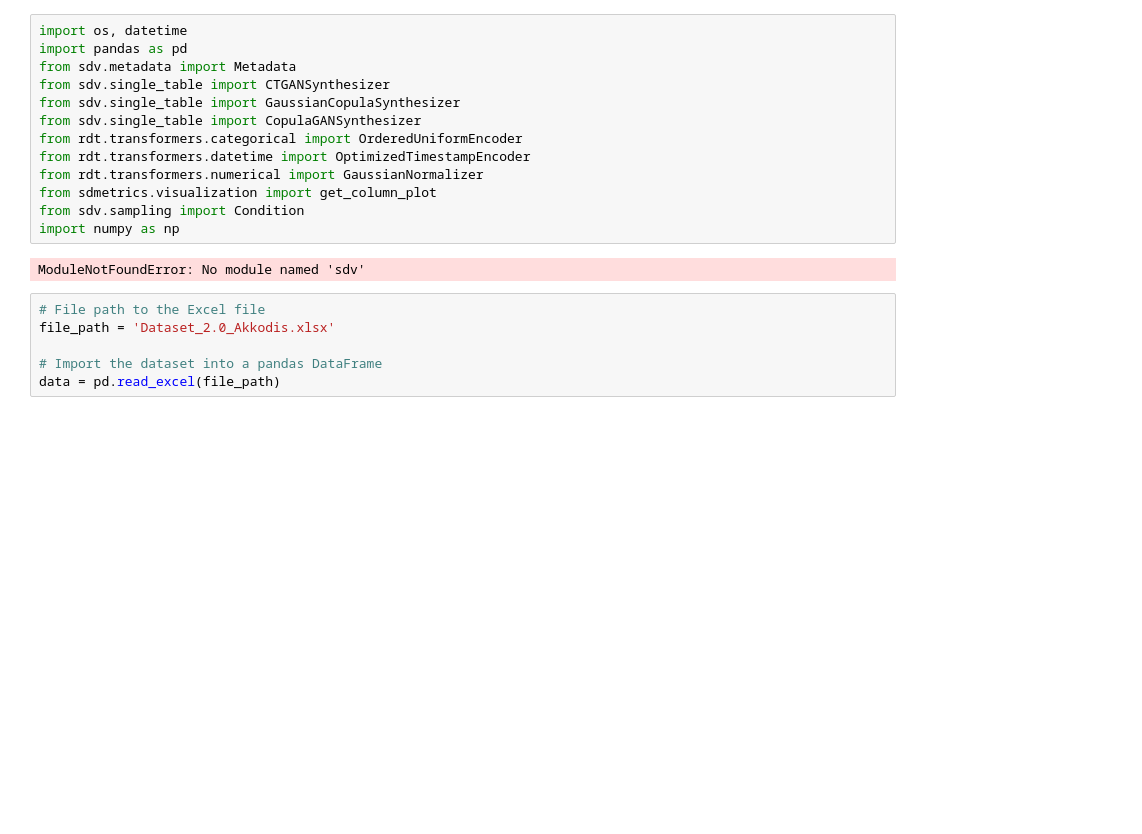
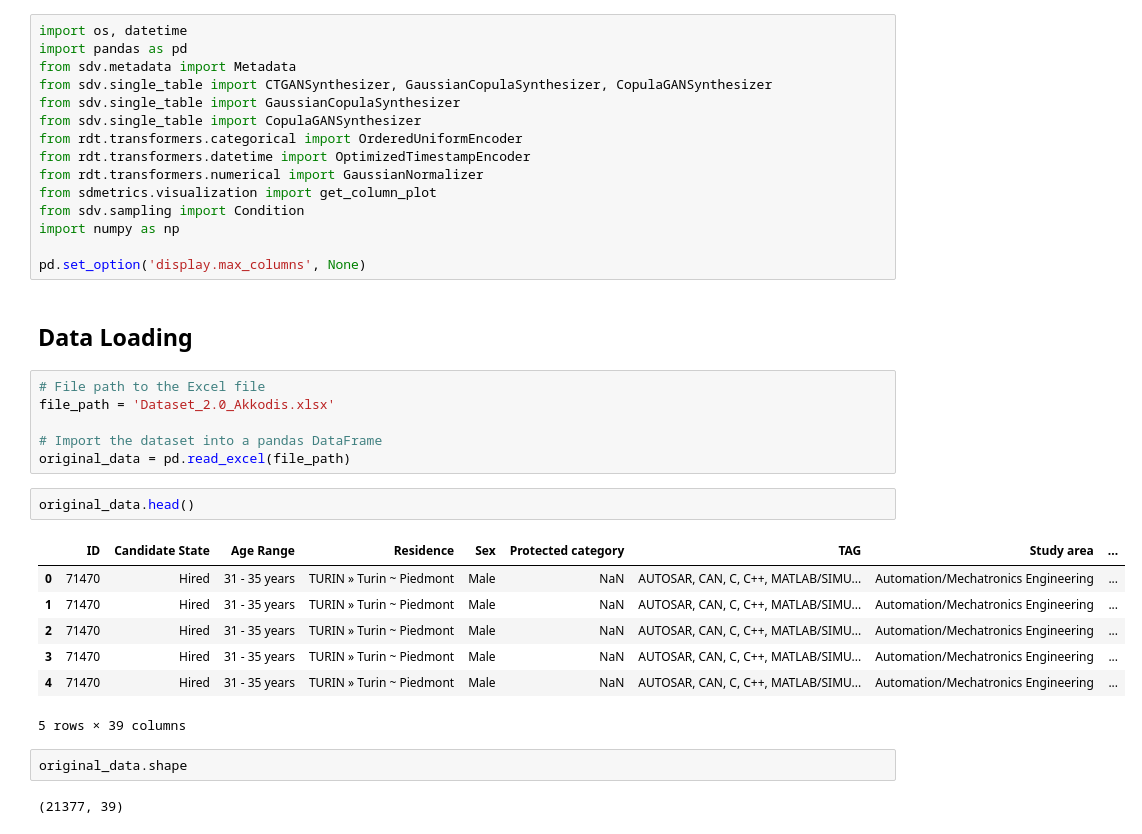
Before and after one commit to tancredibosi/AIII_synthetic_dataset, a Jupyter notebook: prova.ipynb, the cells around one changed output. Drawn from its saved outputs; the diff is of its cells as text; blank space fills up the shorter version.

```diff
--- a/prova.ipynb
+++ b/prova.ipynb
@@ -2,7 +2,7 @@
 import os, datetime
 import pandas as pd
 from sdv.metadata import Metadata
-from sdv.single_table import CTGANSynthesizer
+from sdv.single_table import CTGANSynthesizer, GaussianCopulaSynthesizer, CopulaGANSynthesizer
 from sdv.single_table import GaussianCopulaSynthesizer
 from sdv.single_table import CopulaGANSynthesizer
 from rdt.transformers.categorical import OrderedUniformEncoder
@@ -11,11 +11,27 @@ from rdt.transformers.numerical import GaussianNormalizer
 from sdmetrics.visualization import get_column_plot
 from sdv.sampling import Condition
 import numpy as np
+
+pd.set_option('display.max_columns', None)
-# %% [output]
-ModuleNotFoundError: No module named 'sdv'
+# %% [markdown]
+## Data Loading
 # %%
 # File path to the Excel file
 file_path = 'Dataset_2.0_Akkodis.xlsx'
 
 # Import the dataset into a pandas DataFrame
-data = pd.read_excel(file_path)
+original_data = pd.read_excel(file_path)
+# %%
+original_data.head()
+# %% [output]
+|  | ID | Candidate State | Age Range | Residence | Sex | Protected category | TAG | Study area | ... |
+| 0 | 71470 | Hired | 31 - 35 years | TURIN » Turin ~ Piedmont | Male | NaN | AUTOSAR, CAN, C, C++, MATLAB/SIMU... | Automation/Mechatronics Engineering | ... |
+| 1 | 71470 | Hired | 31 - 35 years | TURIN » Turin ~ Piedmont | Male | NaN | AUTOSAR, CAN, C, C++, MATLAB/SIMU... | Automation/Mechatronics Engineering | ... |
+| 2 | 71470 | Hired | 31 - 35 years | TURIN » Turin ~ Piedmont | Male | NaN | AUTOSAR, CAN, C, C++, MATLAB/SIMU... | Automation/Mechatronics Engineering | ... |
+| 3 | 71470 | Hired | 31 - 35 years | TURIN » Turin ~ Piedmont | Male | NaN | AUTOSAR, CAN, C, C++, MATLAB/SIMU... | Automation/Mechatronics Engineering | ... |
+| 4 | 71470 | Hired | 31 - 35 years | TURIN » Turin ~ Piedmont | Male | NaN | AUTOSAR, CAN, C, C++, MATLAB/SIMU... | Automation/Mechatronics Engineering | ... |
+5 rows × 39 columns
+# %%
+original_data.shape
+# %% [output]
+(21377, 39)
```
Also changed, not shown: parts of 18 cells of this notebook, 8 other files.
